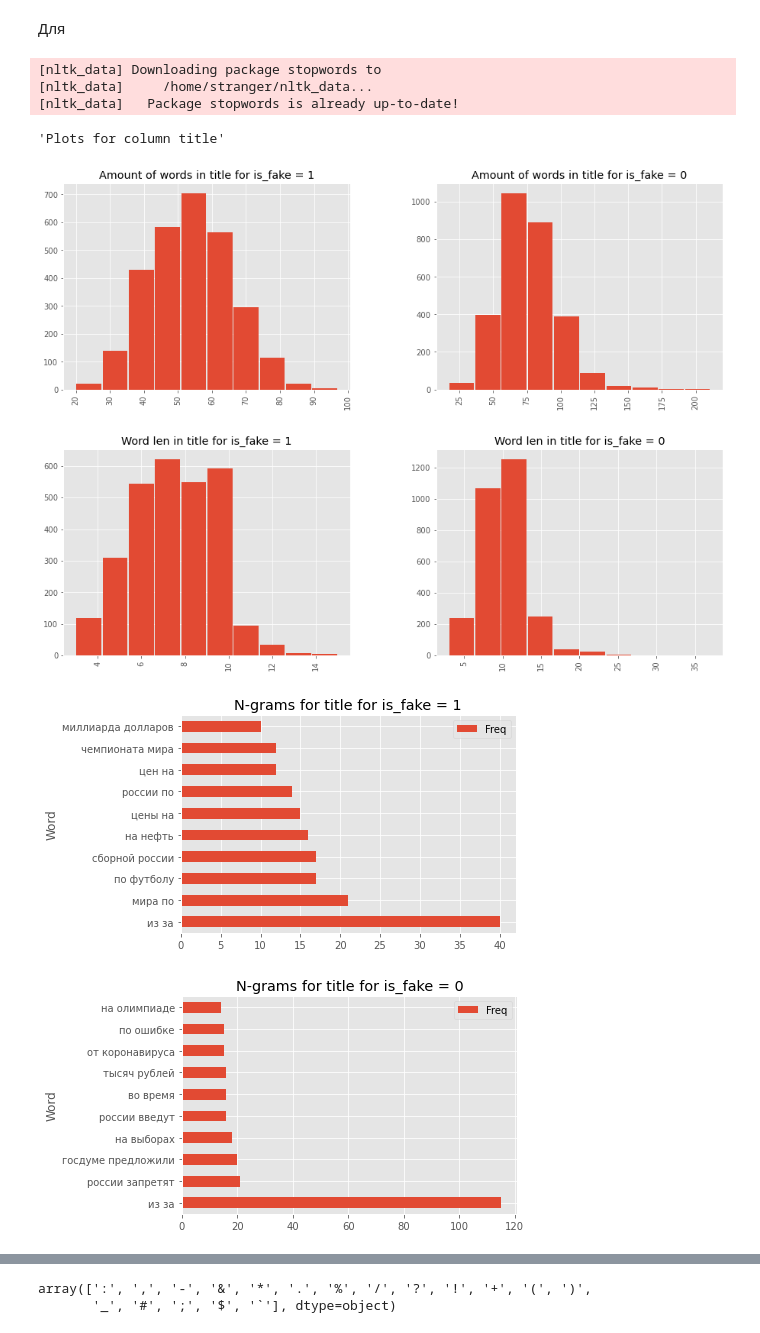
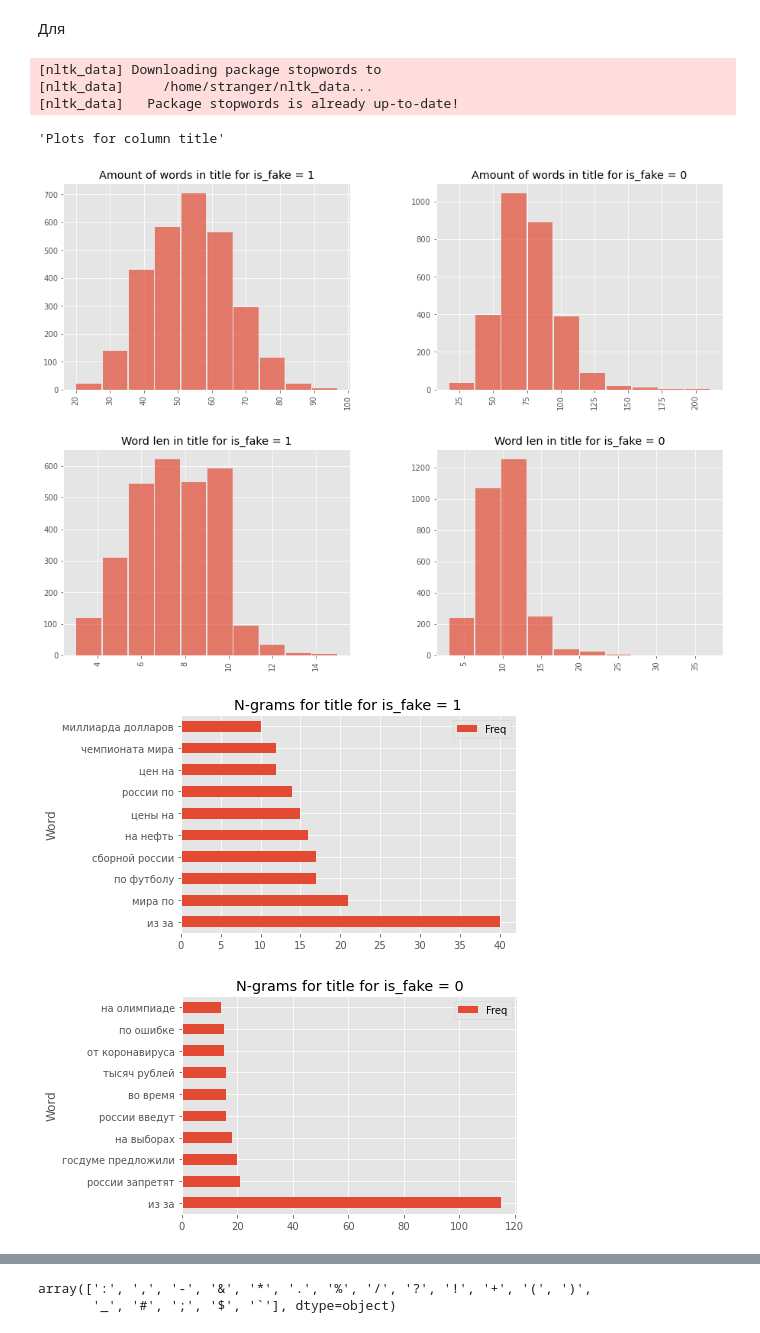
Before and after one commit to yummyKnight/KontourTestTask, a Jupyter notebook: notebooks/EDA.ipynb, the cells around one changed output, grey strips where cells are left out. Cells and saved outputs as stored; diff of their text form; code cells hidden in the pictures.

```diff
--- a/notebooks/EDA.ipynb
+++ b/notebooks/EDA.ipynb
@@ -93,7 +93,7 @@ def get_words(df: pd.DataFrame, ):
 
 def generic_nlp_eda(df: pd.DataFrame, text_columns: List[str], target_colum: str):
     targets = df[target_colum].unique()
-    hist_params = dict(figsize=(15, 5), grid=True, rwidth=0.95)
+    hist_params = dict(figsize=(15, 5), grid=True, rwidth=0.95, alpha=0.7)
     for text_column in text_columns:
         display(f"Plots for column {text_column}")
         grouped = df.groupby(target_colum)
@@ -103,35 +103,35 @@ def generic_nlp_eda(df: pd.DataFrame, text_columns: List[str], target_colum: str
         .reset_index().drop(columns=["level_1"]).groupby(target_colum).plot.barh(x='Word', y='Freq')
         for i, ax in zip(targets, axes):
             ax.set_title(f"N-grams for {text_column} for {target_colum} = {i}")
         df_ = grouped.apply(lambda x : get_words(x[text_column]))
         fig, axes = plt.subplots(ncols=len(targets), figsize=hist_params['figsize'])
         for i, (index, (y, x)) in enumerate(df_.iteritems()):
             axes[i].barh(width=x, y=y)
             axes[i].set_title(f"40 common word for {target_colum} = {index}")
         plt.show()
 
 
 def plot_amount_of_words(grouped, hist_params, target_colum, targets, text_column):
     axes = grouped.apply(lambda df_p: df_p[text_column].str.split().map(lambda x: len(x))).hist(**hist_params,
                                                                                                 by=target_colum)
     for i, ax in zip(targets, axes):
         ax.set_title(f"Word len in {text_column} for {target_colum} = {i}")
 
 
 def plot_sent_len(grouped, hist_params, target_colum, targets, text_column):
     axes = grouped.apply(lambda df_p: df_p[text_column].str.len()).hist(**hist_params, by=target_colum)
     for i, ax in zip(targets, axes):
         ax.set_title(f"Amount of words in {text_column} for {target_colum} = {i}")
 
 
 generic_nlp_eda(train_df, ['title'], 'is_fake')
 # %% [output]
 [nltk_data] Downloading package stopwords to
 [nltk_data]     /home/stranger/nltk_data...
 [nltk_data]   Package stopwords is already up-to-date!
 'Plots for column title'
-[figure, old version]
+[figure, new version]
-[figure, old version]
+[figure, new version]
 [figure]
 [figure]
 [figure]
```
Also changed, not shown: parts of 1 cell of this notebook.
